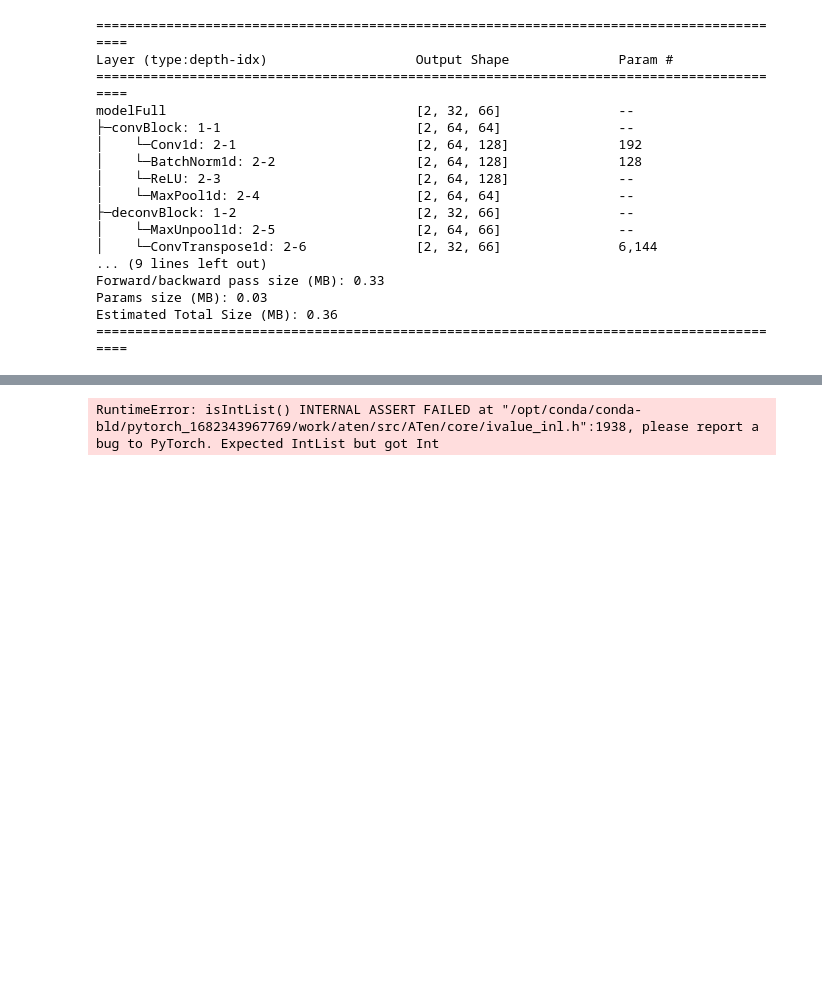
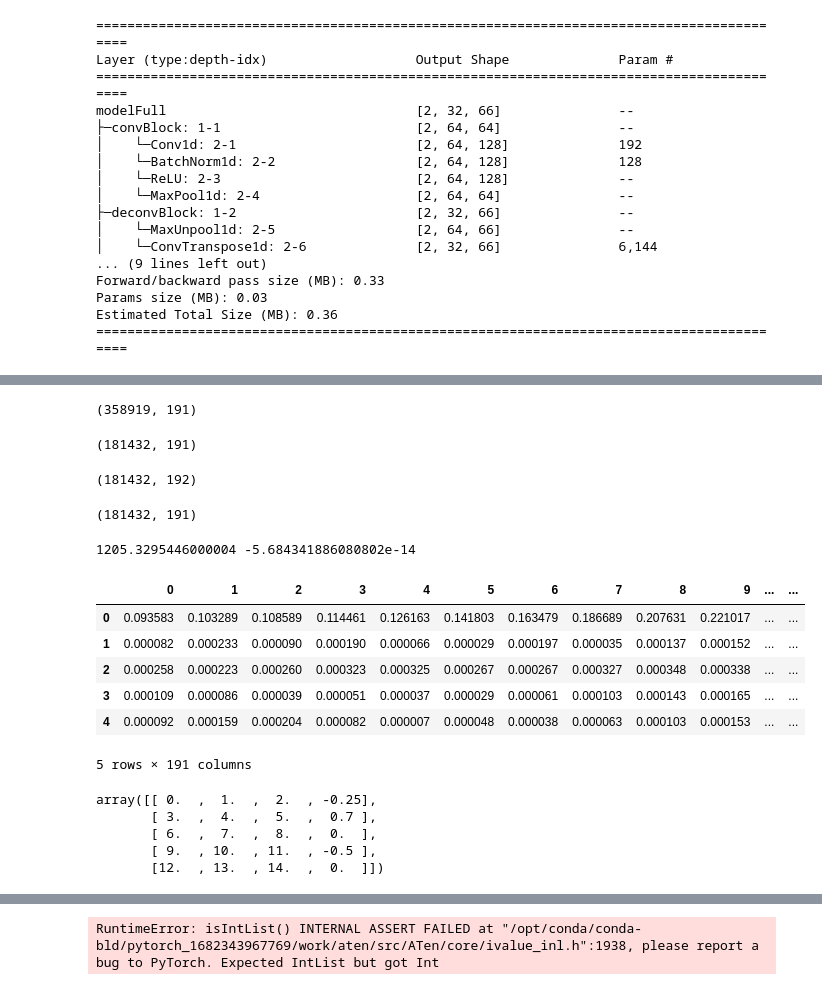
Before and after one commit to jeet-ss/Mini_SPICE, a Jupyter notebook: testing.ipynb, the cells around one changed output, grey strips where cells are left out. Cells and saved outputs as stored; diff of their text form; code cells hidden in the pictures; blank space fills up the shorter version.

```diff
--- a/testing.ipynb
+++ b/testing.ipynb
@@ -325,15 +371,54 @@ xx = xx.reshape((5,-1))
 # %%
 xx.size()
 # %%
-df = pd.read_pickle('./CQT_data/MIR1k.pkl')
+df = pd.read_pickle('./CQT_data/MDBSynth.pkl')
+df.shape
+# %% [output]
+(358919, 191)
+# %%
+# remove rows of cqt where label (last) column is zero
+df.drop(df.loc[df.iloc[:, -1]<=0].index, inplace=True)
+df.shape
+# %% [output]
+(181432, 191)
+# %%
+df = df.sample(frac=1, random_state=10).reset_index()
+df.shape
+# %% [output]
+(181432, 192)
+# %%
+df.drop(columns=['index'],axis=1, inplace=True)
+df.shape
+# %% [output]
+(181432, 191)
+# %%
+fmax = np.max(df.iloc[:, -1])
+fmin = np.min(df.iloc[:, -1])
+print(fmax, fmin)
+# %% [output]
+1205.3295446000004 -5.684341886080802e-14
 # %%
-df.shape
+df.head()
+# %% [output]
+|  | 0 | 1 | 2 | 3 | 4 | 5 | 6 | 7 | 8 | 9 | ... | ... |
+| 0 | 0.093583 | 0.103289 | 0.108589 | 0.114461 | 0.126163 | 0.141803 | 0.163479 | 0.186689 | 0.207631 | 0.221017 | ... | ... |
+| 1 | 0.000082 | 0.000233 | 0.000090 | 0.000190 | 0.000066 | 0.000029 | 0.000197 | 0.000035 | 0.000137 | 0.000152 | ... | ... |
+| 2 | 0.000258 | 0.000223 | 0.000260 | 0.000323 | 0.000325 | 0.000267 | 0.000267 | 0.000327 | 0.000348 | 0.000338 | ... | ... |
+| 3 | 0.000109 | 0.000086 | 0.000039 | 0.000051 | 0.000037 | 0.000029 | 0.000061 | 0.000103 | 0.000143 | 0.000165 | ... | ... |
+| 4 | 0.000092 | 0.000159 | 0.000204 | 0.000082 | 0.000007 | 0.000048 | 0.000038 | 0.000063 | 0.000103 | 0.000153 | ... | ... |
+5 rows × 191 columns
 # %%
 np.arange(0,25,1).reshape(5,5)[:,-1:]
 # %%
 a = np.arange(0,15,1).reshape(5,3)
-a = np.hstack((a, np.array([0.25,0.7,0,0.5,0]).reshape(-1,1)))
+a = np.hstack((a, np.array([-0.25,0.7,0,-0.5,0]).reshape(-1,1)))
 a
+# %% [output]
+array([[ 0.  ,  1.  ,  2.  , -0.25],
+       [ 3.  ,  4.  ,  5.  ,  0.7 ],
+       [ 6.  ,  7.  ,  8.  ,  0.  ],
+       [ 9.  , 10.  , 11.  , -0.5 ],
+       [12.  , 13.  , 14.  ,  0.  ]])
 # %%
 df = pd.DataFrame(a)
 df.shape
```
Also changed, not shown: parts of 20 cells of this notebook, 4 other files.
